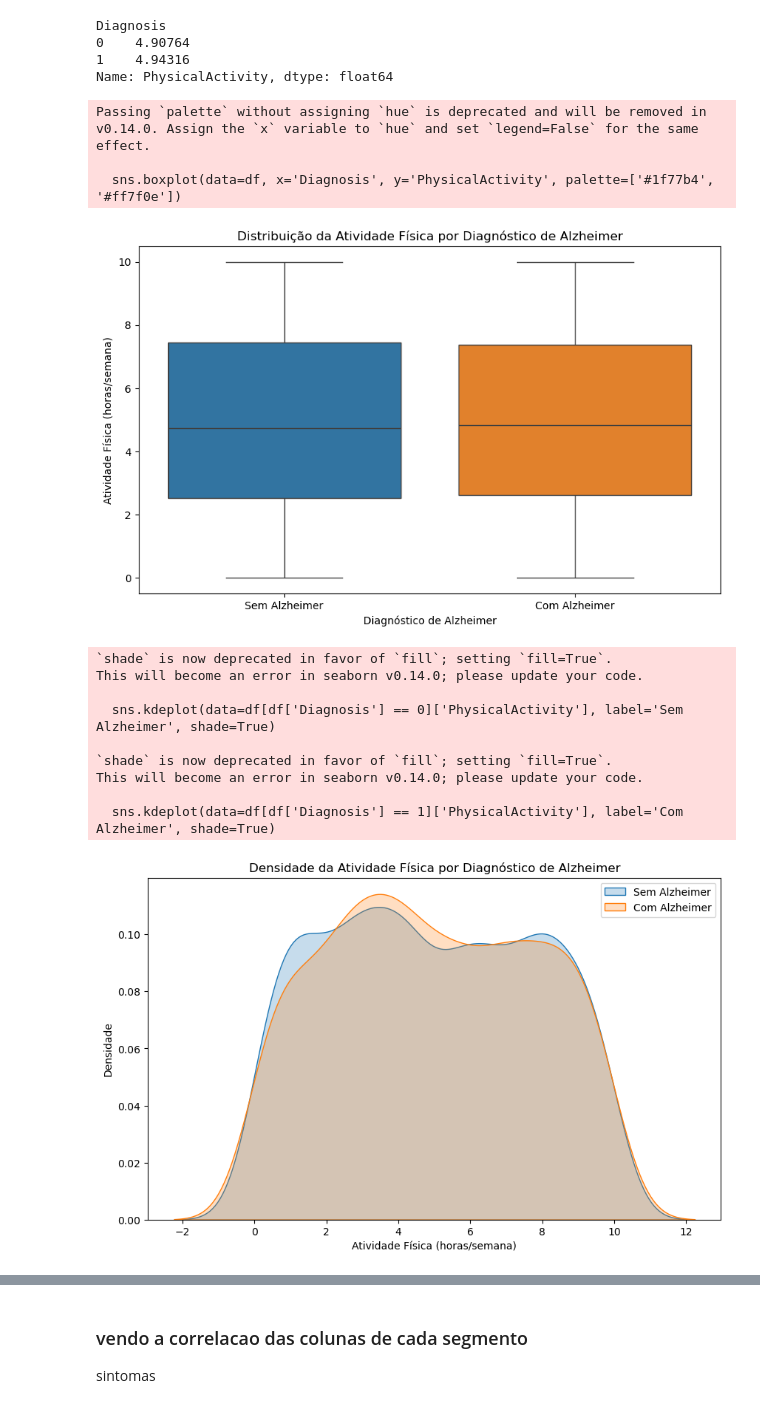
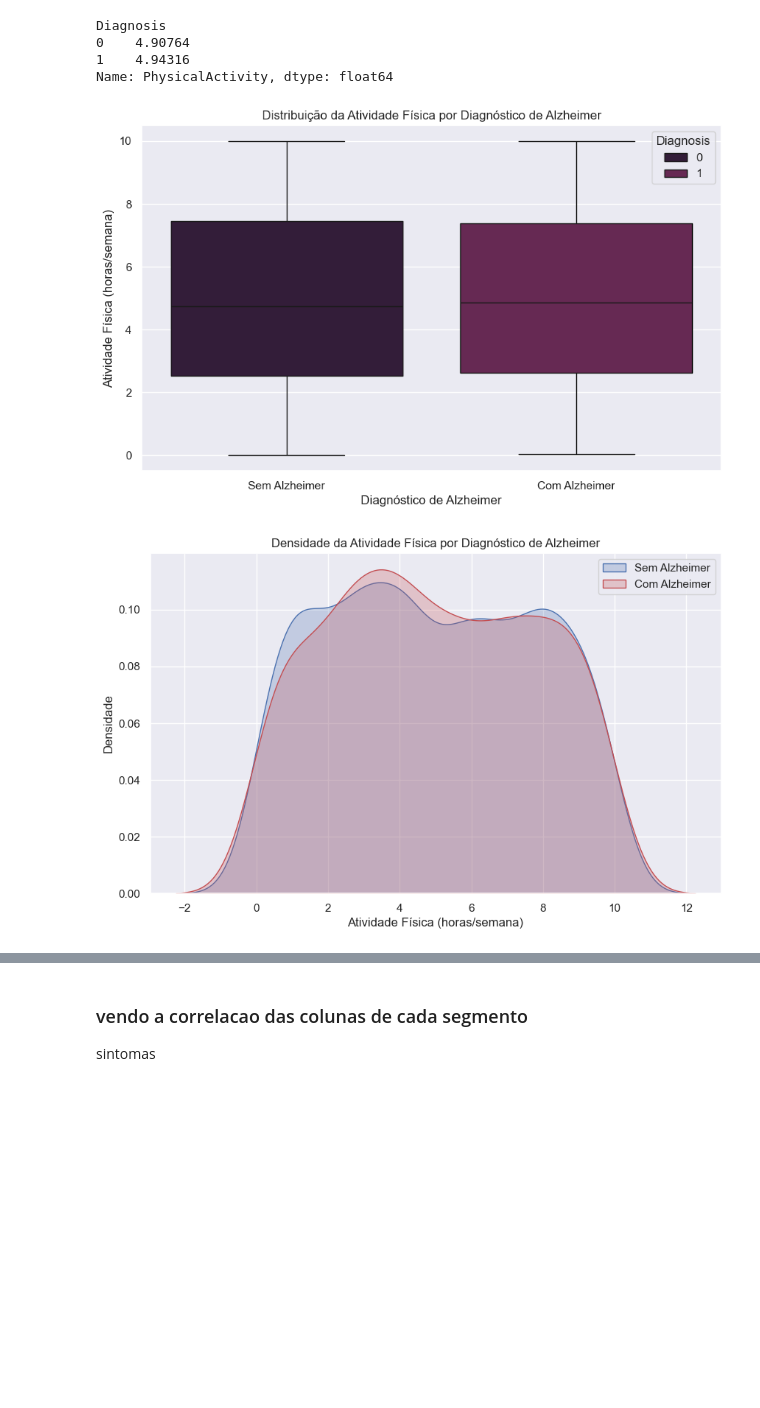
Before and after one commit to pedrolucas27/cdd-alzheimer, a Jupyter notebook: Trabalho1.ipynb, the cells around one changed output, grey strips where cells are left out. Drawn from its saved outputs; the diff is of its cells as text; code cells hidden in the pictures; blank space fills up the shorter version.

```diff
--- a/Trabalho1.ipynb
+++ b/Trabalho1.ipynb
@@ -17,6 +17,8 @@ import numpy as np
 import pandas as pd
 import seaborn as sns
 import matplotlib.pyplot as plt
+sns.set_theme(style="darkgrid")
+sns.set_palette("rocket")
 # %%
 df = pd.read_csv("alzheimers_disease_data.csv")
 df.head()
@@ -347,37 +349,25 @@ Name: PhysicalActivity, dtype: float64
 # %%
 import seaborn as sns
 import matplotlib.pyplot as plt
 
 # Boxplot
 plt.figure(figsize=(10, 6))
-sns.boxplot(data=df, x='Diagnosis', y='PhysicalActivity', palette=['#1f77b4', '#ff7f0e'])
+sns.boxplot(data=df, x='Diagnosis', y='PhysicalActivity',hue="Diagnosis")
 plt.title('Distribuição da Atividade Física por Diagnóstico de Alzheimer')
 plt.xlabel('Diagnóstico de Alzheimer')
 plt.ylabel('Atividade Física (horas/semana)')
 plt.xticks([0, 1], ['Sem Alzheimer', 'Com Alzheimer'])
 plt.show()
 
 # Gráfico de Densidade
 plt.figure(figsize=(10, 6))
-sns.kdeplot(data=df[df['Diagnosis'] == 0]['PhysicalActivity'], label='Sem Alzheimer', shade=True)
-sns.kdeplot(data=df[df['Diagnosis'] == 1]['PhysicalActivity'], label='Com Alzheimer', shade=True)
+sns.kdeplot(data=df[df['Diagnosis'] == 0]['PhysicalActivity'], label='Sem Alzheimer', fill=True, color="b")
+sns.kdeplot(data=df[df['Diagnosis'] == 1]['PhysicalActivity'], label='Com Alzheimer', fill=True, color="r")
 plt.title('Densidade da Atividade Física por Diagnóstico de Alzheimer')
 plt.xlabel('Atividade Física (horas/semana)')
 plt.ylabel('Densidade')
 plt.legend()
 plt.show()
 # %% [output]
-Passing `palette` without assigning `hue` is deprecated and will be removed in v0.14.0. Assign the `x` variable to `hue` and set `legend=False` for the same effect.
-
-  sns.boxplot(data=df, x='Diagnosis', y='PhysicalActivity', palette=['#1f77b4', '#ff7f0e'])
-[figure, old version]
+[figure, new version]
-`shade` is now deprecated in favor of `fill`; setting `fill=True`.
-This will become an error in seaborn v0.14.0; please update your code.
-
-  sns.kdeplot(data=df[df['Diagnosis'] == 0]['PhysicalActivity'], label='Sem Alzheimer', shade=True)
-
-`shade` is now deprecated in favor of `fill`; setting `fill=True`.
-This will become an error in seaborn v0.14.0; please update your code.
-
-  sns.kdeplot(data=df[df['Diagnosis'] == 1]['PhysicalActivity'], label='Com Alzheimer', shade=True)
-[figure, old version]
+[figure, new version]
```
Also changed, not shown: parts of 18 cells of this notebook.
